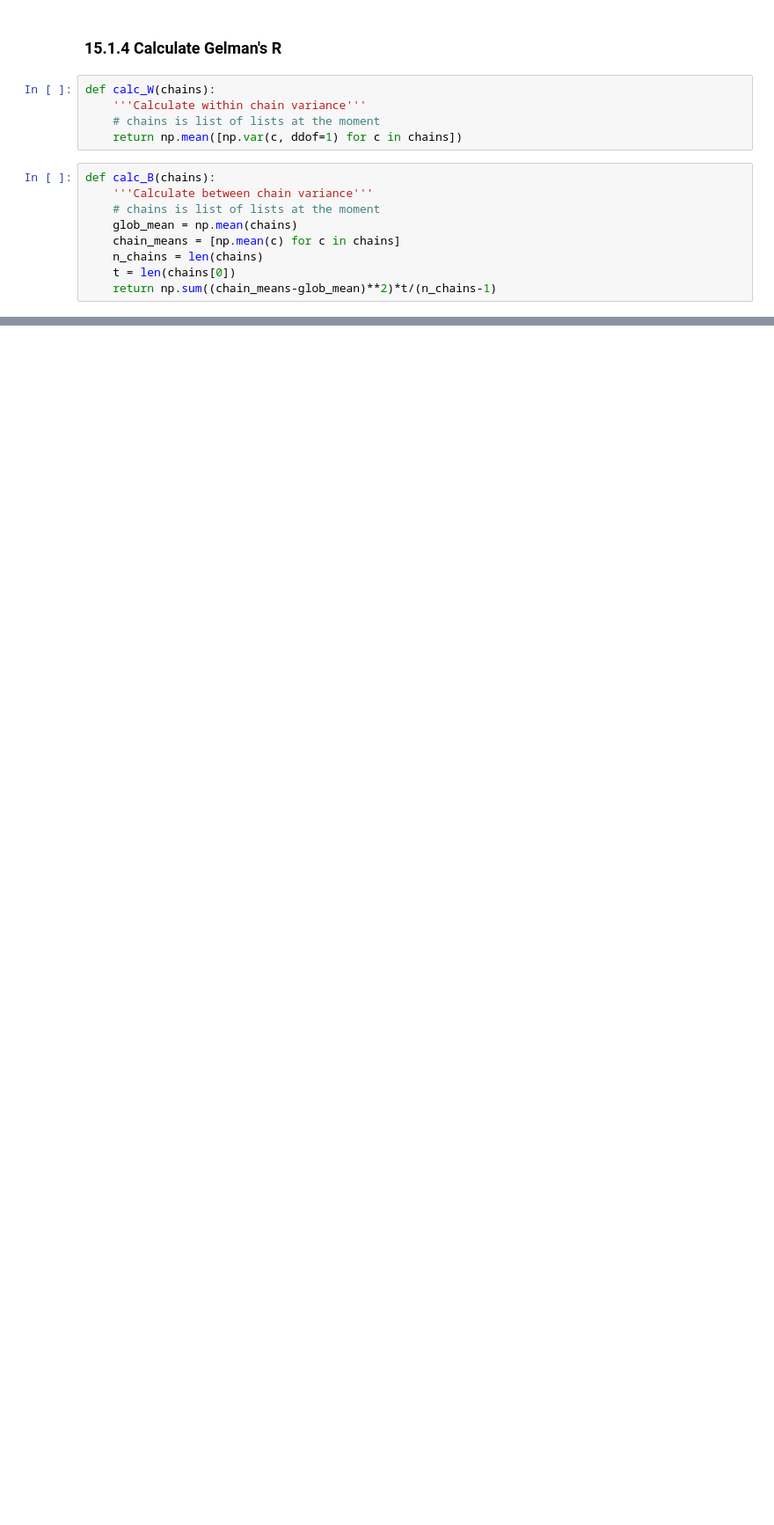
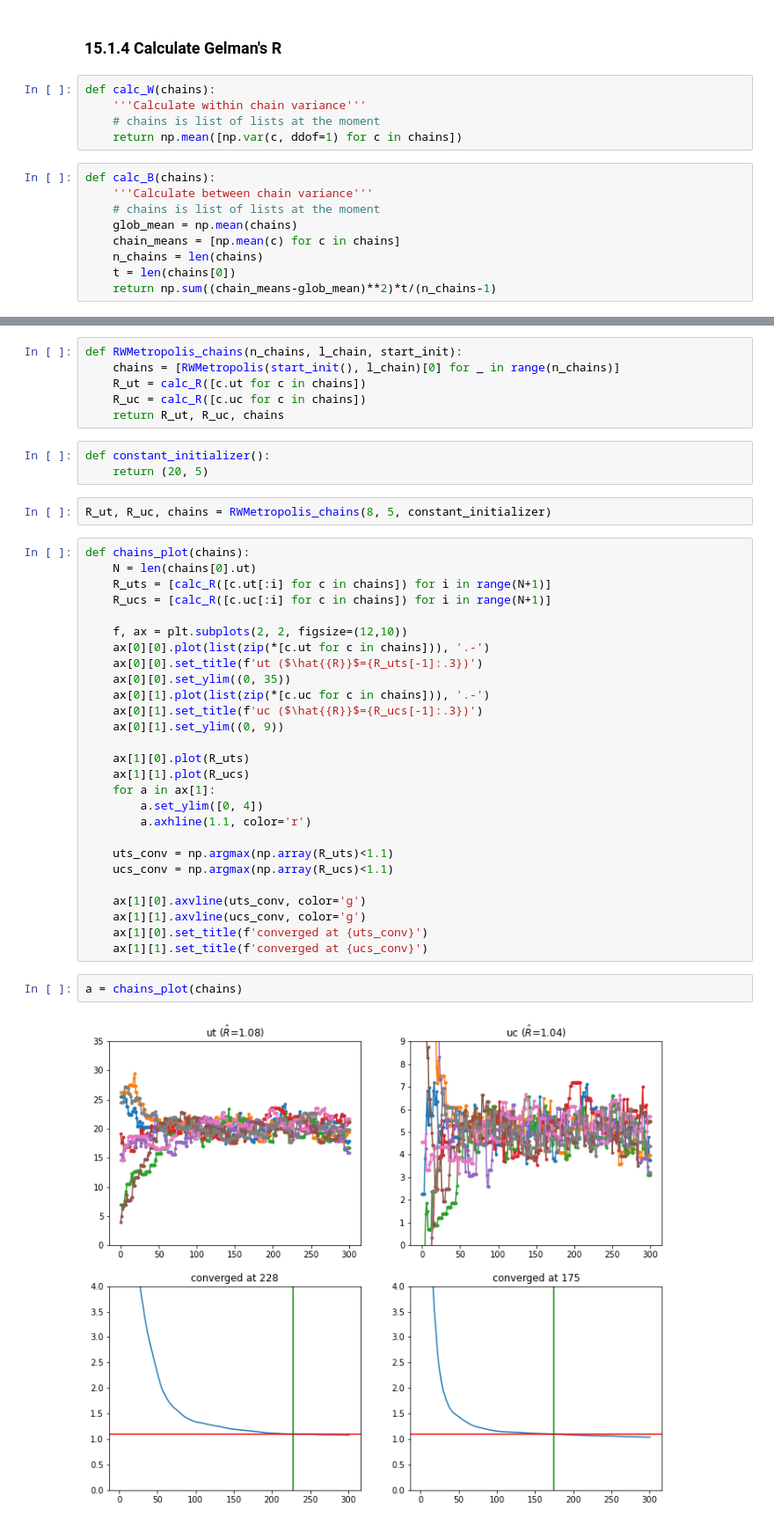
Before and after one commit to sendivogius/plAIground, a Jupyter notebook: bayes/15. Hamiltonian Monte Carlo.ipynb, the cells around one changed output, grey strips where cells are left out. Shown at 88% size. Drawn from its saved outputs; the diff is of its cells as text; blank space fills up the shorter version.

```diff
--- a/bayes/15. Hamiltonian Monte Carlo.ipynb
+++ b/bayes/15. Hamiltonian Monte Carlo.ipynb
@@ -115,0 +117,42 @@ def calc_R(chains):
+# %%
+def RWMetropolis_chains(n_chains, l_chain, start_init):
+    chains = [RWMetropolis(start_init(), l_chain)[0] for _ in range(n_chains)]
+    R_ut = calc_R([c.ut for c in chains])
+    R_uc = calc_R([c.uc for c in chains])
+    return R_ut, R_uc, chains
+# %%
+def constant_initializer():
+    return (20, 5)
+# %%
+R_ut, R_uc, chains = RWMetropolis_chains(8, 5, constant_initializer)
+# %%
+def chains_plot(chains):
+    N = len(chains[0].ut)
+    R_uts = [calc_R([c.ut[:i] for c in chains]) for i in range(N+1)]
+    R_ucs = [calc_R([c.uc[:i] for c in chains]) for i in range(N+1)]
+
+    f, ax = plt.subplots(2, 2, figsize=(12,10))
+    ax[0][0].plot(list(zip(*[c.ut for c in chains])), '.-')
+    ax[0][0].set_title(f'ut ($\hat{{R}}$={R_uts[-1]:.3})')
+    ax[0][0].set_ylim((0, 35))
+    ax[0][1].plot(list(zip(*[c.uc for c in chains])), '.-')
+    ax[0][1].set_title(f'uc ($\hat{{R}}$={R_ucs[-1]:.3})')
+    ax[0][1].set_ylim((0, 9))
+
+    ax[1][0].plot(R_uts)
+    ax[1][1].plot(R_ucs)
+    for a in ax[1]:
+        a.set_ylim([0, 4])
+        a.axhline(1.1, color='r')
+
+    uts_conv = np.argmax(np.array(R_uts)<1.1)
+    ucs_conv = np.argmax(np.array(R_ucs)<1.1)
+
+    ax[1][0].axvline(uts_conv, color='g')
+    ax[1][1].axvline(ucs_conv, color='g')
+    ax[1][0].set_title(f'converged at {uts_conv}')
+    ax[1][1].set_title(f'converged at {ucs_conv}')
+# %%
+a = chains_plot(chains)
+# %% [output]
+[figure, added]
```
Also changed, not shown: parts of 17 cells of this notebook.
